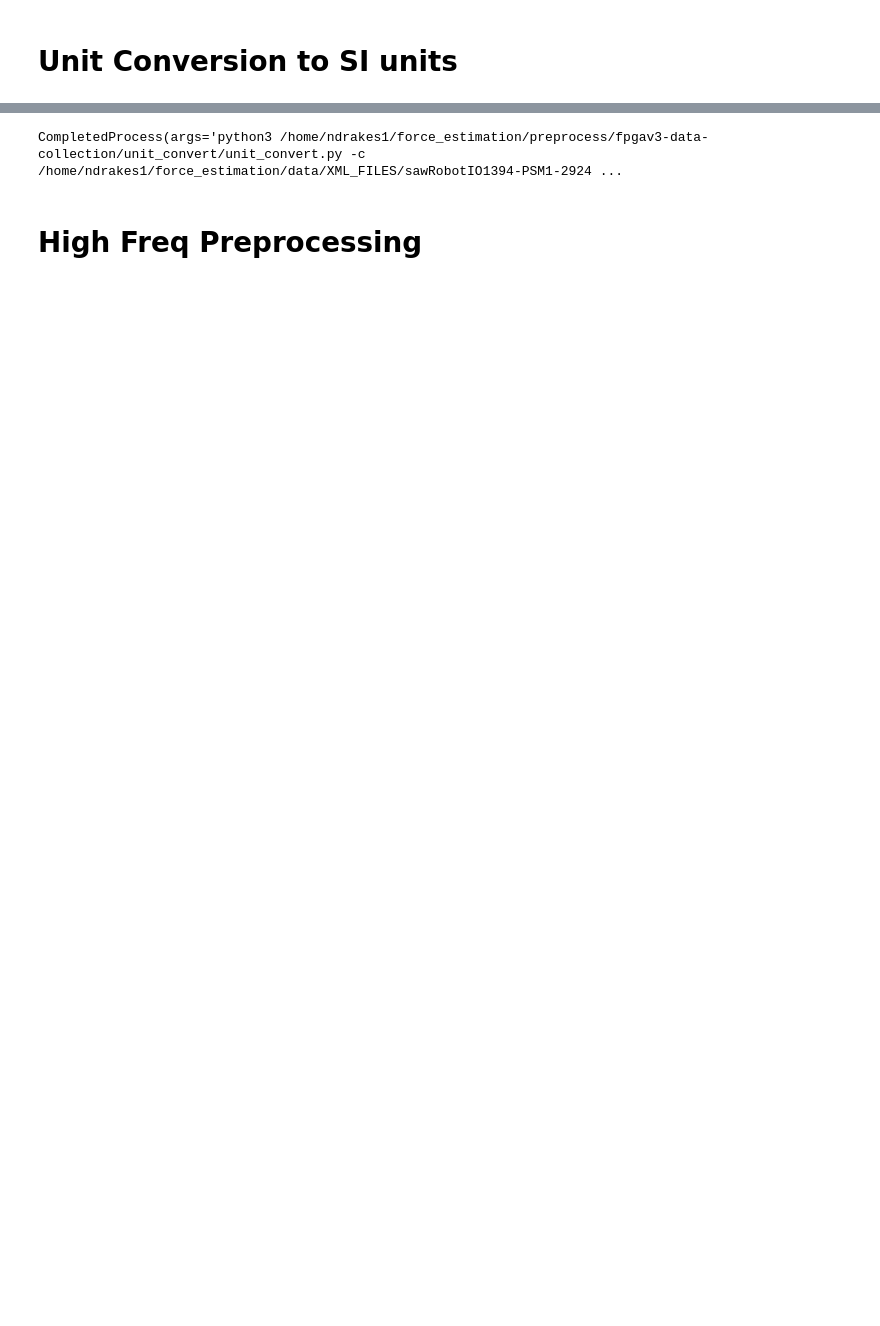
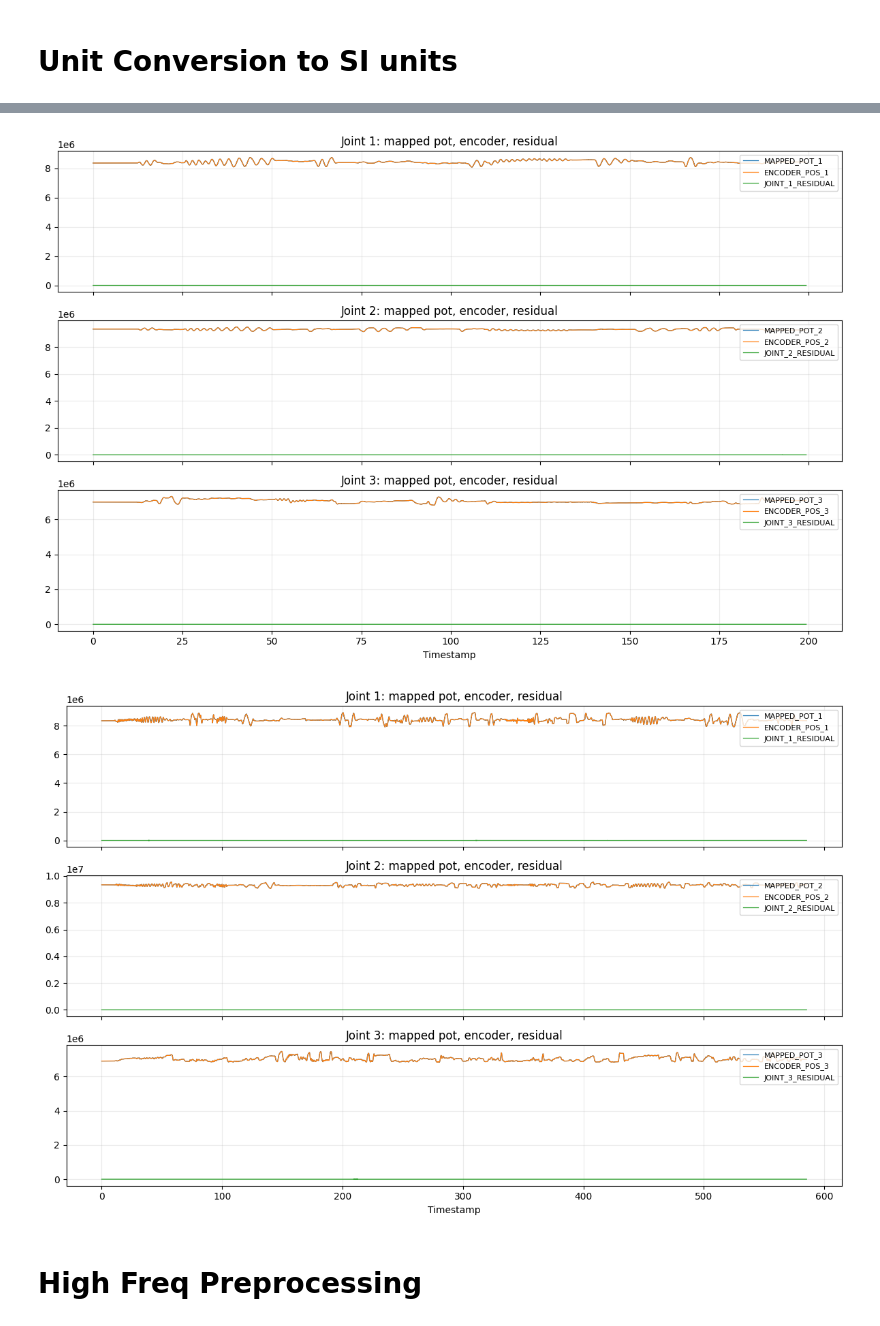
Before and after one commit to noahdrakes/force-estimation-fpga-data-preprocess, a Jupyter notebook: preprocessing.ipynb, the cells around one changed output, grey strips where cells are left out. Drawn from its saved outputs; the diff is of its cells as text; code cells hidden in the pictures; blank space fills up the shorter version.

```diff
--- a/preprocessing.ipynb
+++ b/preprocessing.ipynb
@@ -34,12 +34,12 @@ ORIGINAL_FREQ = 10000
 CUTOFF = True
 CUTOFF_SECS = 20
 
-UNIT_CONVERT = True
+UNIT_CONVERT = False
 
 INTERPOLATE = True
 
 FILTER = True
-FILTER_FREQ = 30
+FILTER_FREQ = 60
 FILTER_VELOCITY = True
 FILTER_POSITION = False
 
@@ -48,9 +48,9 @@ DOWNSAMPLE_FREQ = 60
 DOWNSAMPLE_MOVING_AVERAGE = True
 
 USE_POTS = True
-REPLACE_WITH_POTS = True
+REPLACE_WITH_POTS = False
 PLOT_ENCODER_INFO = True
-ADD_POT_RESIDUAL_TO_DATASET = False
+ADD_POT_RESIDUAL_TO_DATASET = True
 
 encoder_info_train_input_csv = train_name_path_pot_csv if REPLACE_WITH_POTS else train_name_path_csv
 encoder_info_val_input_csv = val_test_name_path_pot_csv if REPLACE_WITH_POTS else val_test_name_path_csv
@@ -87,12 +87,17 @@ else:
     train_preprocess_input_csv = train_name_path_unit_convert_csv
     val_preprocess_input_csv = val_ttest_name_path_unit_convert_csv
 
+encoder_info_root = path_to_data_foleder + new_preprocessed_data_folder
+train_encoder_info_csv = encoder_info_root + "/train/joints/interpolated_encoderInfo.csv"
+val_encoder_info_csv = encoder_info_root + "/val/joints/interpolated_encoderInfo.csv"
+test_encoder_info_csv = encoder_info_root + "/test/joints/interpolated_encoderInfo.csv"
+
 unit_convert_train_cmd = unit_convert_cmd + unit_convert_train_input_csv
 unit_convert_val_test_cmd = unit_convert_cmd + unit_convert_val_input_csv
 
 POT_FILTER = FILTER
 POT_FILTER_FREQ = FILTER_FREQ
-POT_FILTER_ORDER = 30
+POT_FILTER_ORDER = 1000
 POT_FILTER_TYPE = "kaiser"
 
 POT_DOWNSAMPLE = DOWNSAMPLE
@@ -130,21 +135,20 @@ python3 /home/ndrakes1/force_estimation/preprocess/force-estimation-fpga-data-pr
 # Unit Conversion to SI units
 # %%
 
+import sys
+if preproces_path not in sys.path:
+    sys.path.append(preproces_path)
+from pot_to_encoder import replace_encoder_from_pots
+from extract_encoder_info import extract_encoder_info
+
+if USE_POTS:
+    if REPLACE_WITH_POTS:
+        replace_encoder_from_pots(train_name_path_csv, train_name_path_pot_csv)
+        replace_encoder_from_pots(val_test_name_path_csv, val_test_name_path_pot_csv)
+    extract_encoder_info(encoder_info_val_input_csv, val_encoder_info_csv, plot=PLOT_ENCODER_INFO)
+    extract_encoder_info(encoder_info_train_input_csv, train_encoder_info_csv, plot=PLOT_ENCODER_INFO)
+
 if UNIT_CONVERT:
-    if USE_POTS:
-        if REPLACE_WITH_POTS:
-            pot_convert_train_cmd = "python3 " + pot_to_encoder_path + " " + train_name_path_csv + " " + train_name_path_pot_csv
-            pot_convert_val_test_cmd = "python3 " + pot_to_encoder_path + " " + val_test_name_path_csv + " " + val_test_name_path_pot_csv
-            subprocess.run(pot_convert_val_test_cmd, shell=True)
-            subprocess.run(pot_convert_train_cmd, shell=True)
-        extract_train_cmd = "python3 " + extract_encoder_info_path + " " + encoder_info_train_input_csv + " " + train_encoder_info_csv
-        extract_val_cmd = "python3 " + extract_encoder_info_path + " " + encoder_info_val_input_csv + " " + val_encoder_info_csv
-        if PLOT_ENCODER_INFO:
-            extract_train_cmd += " --plot"
-            extract_val_cmd += " --plot"
-        subprocess.run(extract_val_cmd, shell=True)
-        subprocess.run(extract_train_cmd, shell=True)
-
-    subprocess.run(unit_convert_val_test_cmd, shell=True)
-    subprocess.run(unit_convert_train_cmd, shell=True)
+    subprocess.run(unit_convert_val_test_cmd, shell=True, check=True)
+    subprocess.run(unit_convert_train_cmd, shell=True, check=True)
 # %% [output]
@@ -153,4 +159,5 @@ Data written to /home/ndrakes1/force_estimation/data/capture_2-17-26/10khz/frees
-CompletedProcess(args='python3 /home/ndrakes1/force_estimation/preprocess/fpgav3-data-collection/unit_convert/unit_convert.py -c /home/ndrakes1/force_estimation/data/XML_FILES/sawRobotIO1394-PSM1-2924 ...
+[figure, added]
+[figure, added]
 # %% [markdown]
 # High Freq Preprocessing
 # %%
```
Also changed, not shown: parts of 7 cells of this notebook, 3 other files.
